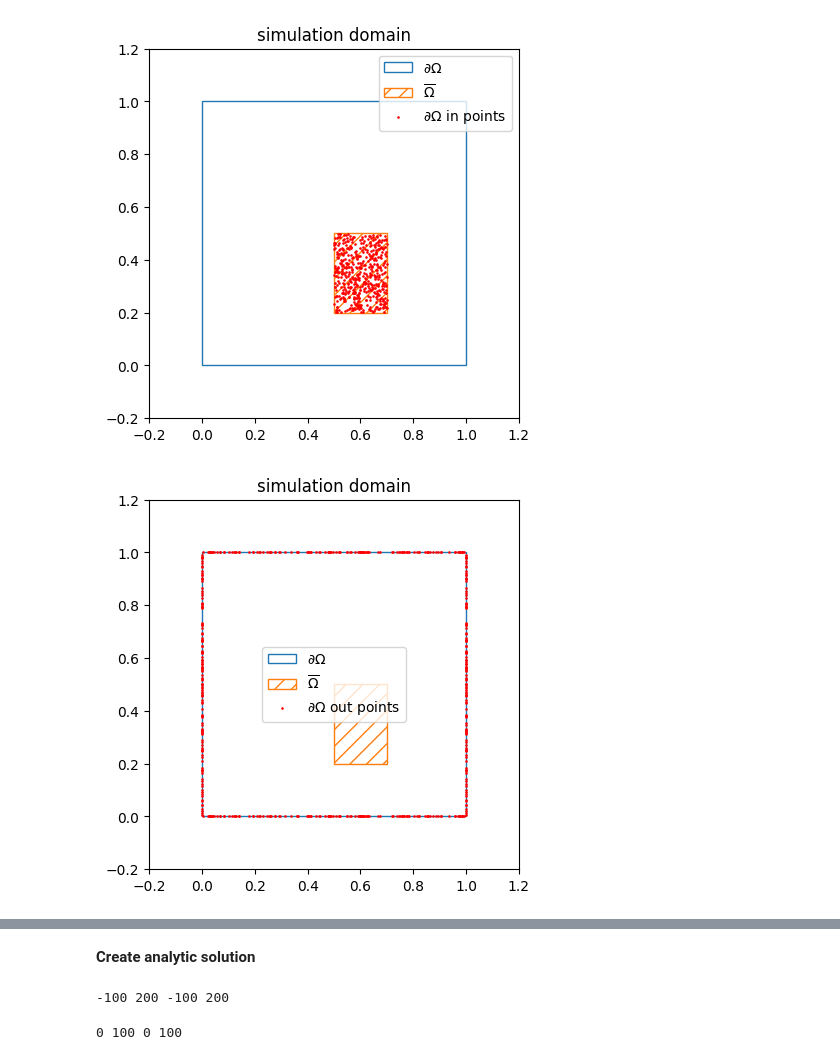
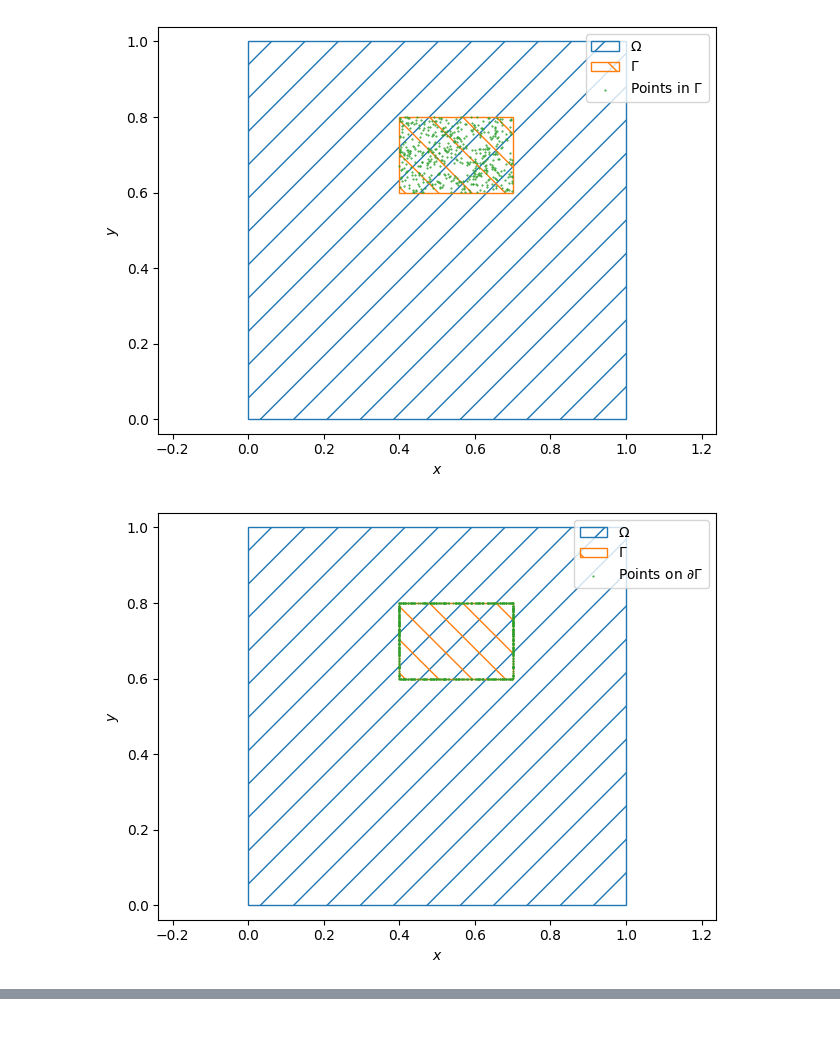
Before and after one commit to EITLabworks/PINNs-EIT, a Jupyter notebook: 2d_electrode_cube.ipynb, the cells around one changed output, grey strips where cells are left out. Saved outputs shown, nothing was run; the diff lists cells and outputs as text; code cells hidden in the pictures; blank space fills up the shorter version.

```diff
--- a/2d_electrode_cube.ipynb
+++ b/2d_electrode_cube.ipynb
@@ -15,4 +15,4 @@ To enable the following instructions: AVX2 FMA, in other operations, rebuild Ten
 # %%
 Ω = Rect(0, 0, 1, 1)
-dΩ = Rect(0.5, 0.2, 0.2, 0.3)
+Γ = Rect(0.4, 0.6, 0.3, 0.2)
 # %%
@@ -29,4 +29,5 @@ plot_domain_wpoints(Ω, dΩ, Pts)
 # %%
 n_points = 500
-dΩ_Pts_out = generate_boundary_points(n_points, Ω)
-dΩ_Pts_in = dΩ.generate_surface_points(n_points)
+Γ_Pts_in = Γ.generate_surface_points(n_points)
+Γ_Pts_edge = Γ.generate_edge_points(n_points)
+Ω_Pts_edge = Ω.generate_edge_points(n_points)
@@ -37,19 +34,17 @@ np.max(dΩ_Pts_in)
 # %%
 pts_plot_props = {
-    "s": 3,
-    "c": "red",
+    "s": 1,
+    "c": "C2",
     "marker": ".",
-    "label": "$\partial\Omega$ in points",
+    "label": "Points in $\Gamma$",
 }
-plot_domain_wpoints(Ω, dΩ, dΩ_Pts_in, pts_visual=pts_plot_props)
+plot_domain_wpoints(Ω, Γ, Γ_Pts_in, pts_visual=pts_plot_props)
 
-pts_plot_props = {
-    "s": 3,
-    "c": "red",
-    "marker": ".",
-    "label": "$\partial\Omega$ out points",
-}
-plot_domain_wpoints(Ω, dΩ, dΩ_Pts_out, pts_visual=pts_plot_props)
+pts_plot_props["label"] = "Points on $\partial\Gamma$"
+plot_domain_wpoints(Ω, Γ, Γ_Pts_edge, pts_visual=pts_plot_props)
+
+pts_plot_props["label"] = "Points on $\partial\Omega$ points"
+plot_domain_wpoints(Ω, Γ, Ω_Pts_edge, pts_visual=pts_plot_props)
 # %% [output]
-[figure, old version]
+[figure, new version]
-[figure, old version]
+[figure, new version]
@@ -56,23 +51,0 @@ plot_domain_wpoints(Ω, dΩ, dΩ_Pts_out, pts_visual=pts_plot_props)
-# %% [markdown]
-**Create analytic solution**
-# %%
-x_min_max_y_min_max_Ω = [int(coord * 100) for coord in Ω.boundary_points()]
-x_min_Ω, x_max_Ω, y_min_Ω, y_max_Ω = x_min_max_y_min_max_Ω
-print(x_min_Ω, x_max_Ω, y_min_Ω, y_max_Ω)
-# %% [output]
--100 200 -100 200
-# %%
-Nx = x_max_Ω
-Ny = y_max_Ω
-x = np.linspace(x_min_Ω, x_max_Ω, num=Nx + 2, endpoint=True)
-y = np.linspace(y_min_Ω, y_max_Ω, num=Ny + 2, endpoint=True)
-
-A = np.zeros((Nx, Ny))
-
-# boundary:
-x_min_max_y_min_max_dΩ = [int(coord * 100) for coord in dΩ.boundary_points()]
-x_min_dΩ, x_max_dΩ, y_min_dΩ, y_max_dΩ = x_min_max_y_min_max_dΩ
-print(x_min_dΩ, x_max_dΩ, y_min_dΩ, y_max_dΩ)
-A[x_min_dΩ + 50 : x_max_dΩ + 25, y_min_dΩ + 50 : y_max_dΩ + 25] = 1.0
-# %% [output]
-0 100 0 100
```
Also changed, not shown: parts of 30 cells of this notebook, 3 other files.
